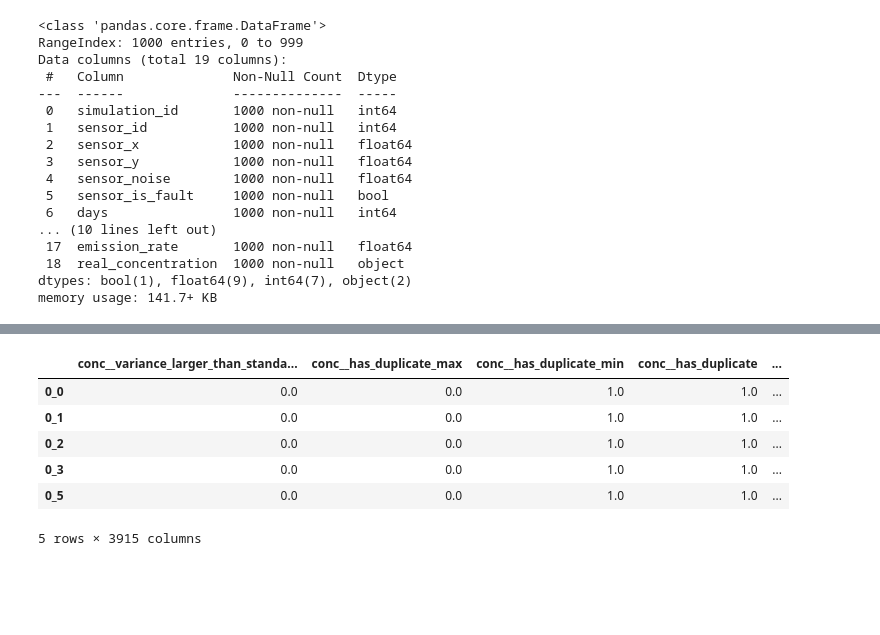
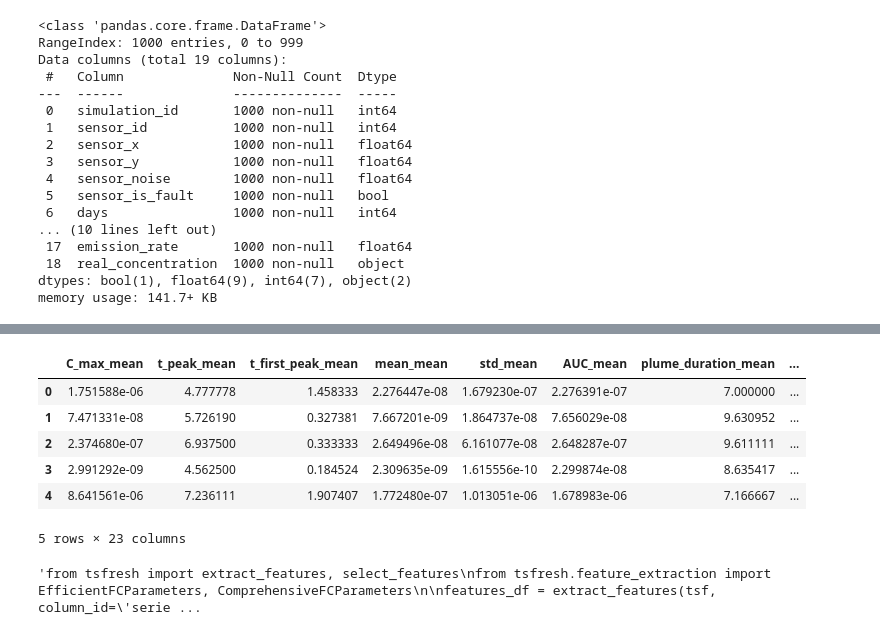
Before and after one commit to minicla03/PENTION, a Jupyter notebook: EmissionSouceLocalization/emission_source.ipynb, the cells around one changed output, grey strips where cells are left out. Saved outputs shown, nothing was run; the diff lists cells and outputs as text; code cells hidden in the pictures; blank space fills up the shorter version.

```diff
--- a/EmissionSouceLocalization/emission_source.ipynb
+++ b/EmissionSouceLocalization/emission_source.ipynb
@@ -240,18 +375,22 @@ tsf.head()
+# %%
+sim_feature.head()
+# %% [output]
+|  | C_max_mean | t_peak_mean | t_first_peak_mean | mean_mean | std_mean | AUC_mean | plume_duration_mean | ... |
+| 0 | 1.751588e-06 | 4.777778 | 1.458333 | 2.276447e-08 | 1.679230e-07 | 2.276391e-07 | 7.000000 | ... |
+| 1 | 7.471331e-08 | 5.726190 | 0.327381 | 7.667201e-09 | 1.864737e-08 | 7.656029e-08 | 9.630952 | ... |
+| 2 | 2.374680e-07 | 6.937500 | 0.333333 | 2.649496e-08 | 6.161077e-08 | 2.648287e-07 | 9.611111 | ... |
+| 3 | 2.991292e-09 | 4.562500 | 0.184524 | 2.309635e-09 | 1.615556e-10 | 2.299874e-08 | 8.635417 | ... |
+| 4 | 8.641561e-06 | 7.236111 | 1.907407 | 1.772480e-07 | 1.013051e-06 | 1.678983e-06 | 7.166667 | ... |
+5 rows × 23 columns
 # %%
-from tsfresh import extract_features, select_features
+"""from tsfresh import extract_features, select_features
 from tsfresh.feature_extraction import EfficientFCParameters, ComprehensiveFCParameters
 
 features_df = extract_features(tsf, column_id='series_id',  column_sort="time",
     default_fc_parameters=ComprehensiveFCParameters(),
     disable_progressbar=False)
 
-features_df.head()
+features_df.head()"""
 # %% [output]
-|  | conc__variance_larger_than_standa... | conc__has_duplicate_max | conc__has_duplicate_min | conc__has_duplicate | ... |
-| 0_0 | 0.0 | 0.0 | 1.0 | 1.0 | ... |
-| 0_1 | 0.0 | 0.0 | 1.0 | 1.0 | ... |
-| 0_2 | 0.0 | 0.0 | 1.0 | 1.0 | ... |
-| 0_3 | 0.0 | 0.0 | 1.0 | 1.0 | ... |
-| 0_5 | 0.0 | 0.0 | 1.0 | 1.0 | ... |
-5 rows × 3915 columns
+'from tsfresh import extract_features, select_features\nfrom tsfresh.feature_extraction import EfficientFCParameters, ComprehensiveFCParameters\n\nfeatures_df = extract_features(tsf, column_id=\'serie ...
 # %%
```
Also changed, not shown: parts of 17 cells of this notebook, 2 other files.
